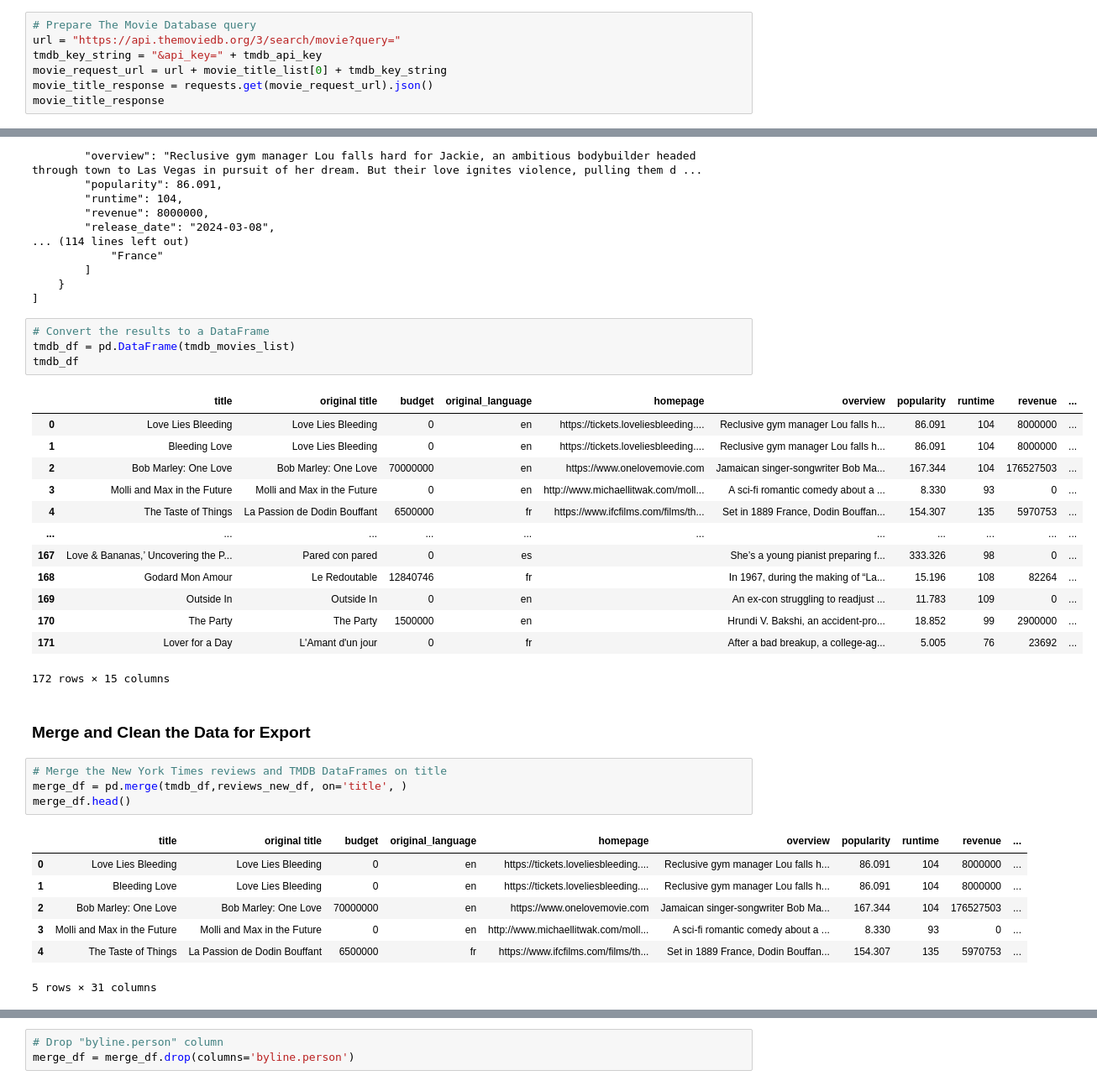
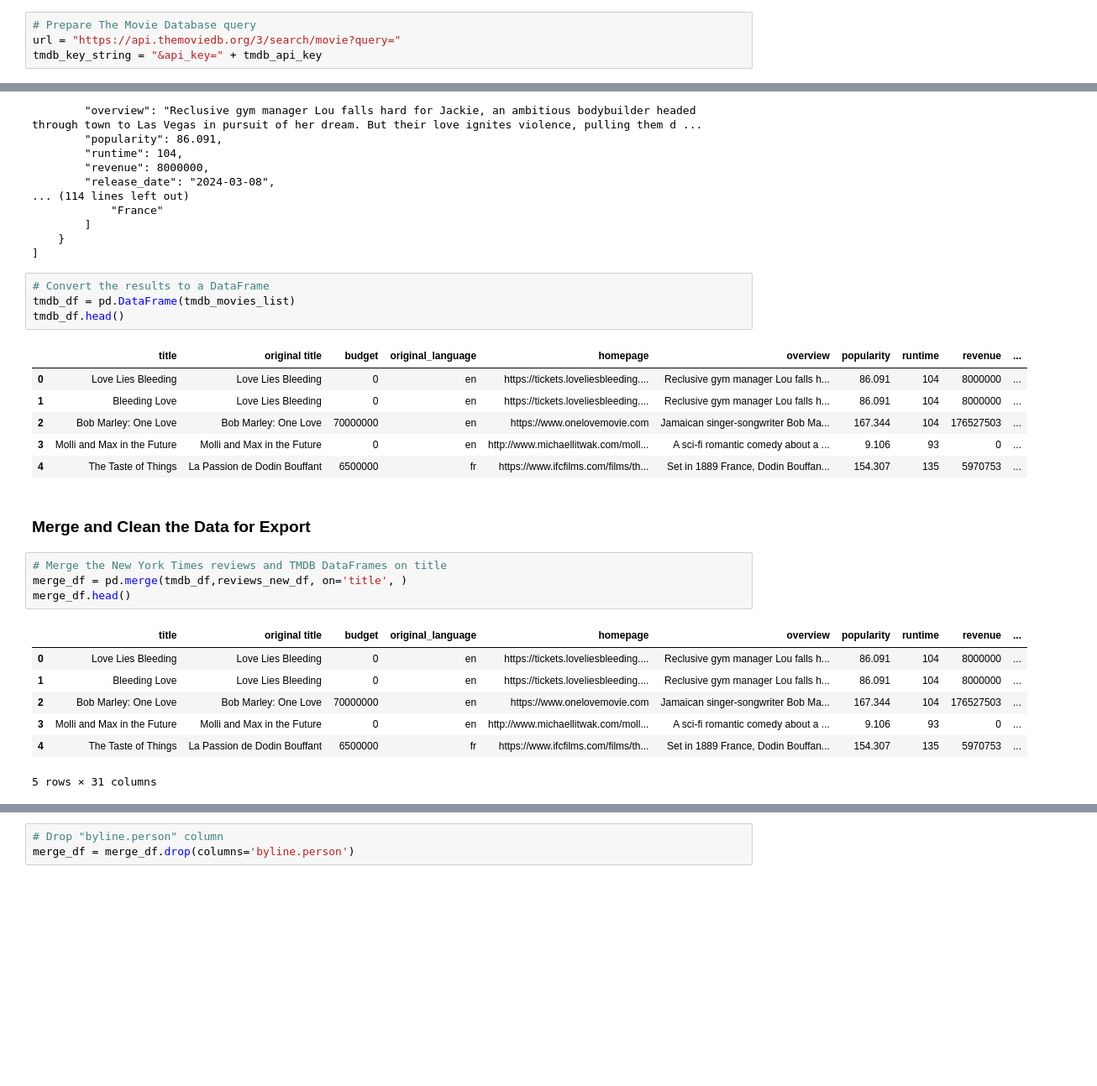
Before and after one commit to dannygallardo/data-sourcing-challenge, a Jupyter notebook: retrieve_movie_data.ipynb, the cells around one changed output, grey strips where cells are left out. Shown: that part at 84% size. Cells and saved outputs as stored; diff of their text form; blank space fills up the shorter version.

```diff
--- a/retrieve_movie_data.ipynb
+++ b/retrieve_movie_data.ipynb
@@ -182,6 +182,3 @@ movie_title_list
 # Prepare The Movie Database query
 url = "https://api.themoviedb.org/3/search/movie?query="
 tmdb_key_string = "&api_key=" + tmdb_api_key
-movie_request_url = url + movie_title_list[0] + tmdb_key_string
-movie_title_response = requests.get(movie_request_url).json()
-movie_title_response
@@ -317,21 +296,14 @@ print(json.dumps(tmdb_movies_list[:5], indent = 4))
 # %%
 # Convert the results to a DataFrame
 tmdb_df = pd.DataFrame(tmdb_movies_list)
-tmdb_df
+tmdb_df.head()
 # %% [output]
 |  | title | original title | budget | original_language | homepage | overview | popularity | runtime | revenue | ... |
 | 0 | Love Lies Bleeding | Love Lies Bleeding | 0 | en | https://tickets.loveliesbleeding.... | Reclusive gym manager Lou falls h... | 86.091 | 104 | 8000000 | ... |
 | 1 | Bleeding Love | Love Lies Bleeding | 0 | en | https://tickets.loveliesbleeding.... | Reclusive gym manager Lou falls h... | 86.091 | 104 | 8000000 | ... |
 | 2 | Bob Marley: One Love | Bob Marley: One Love | 70000000 | en | https://www.onelovemovie.com | Jamaican singer-songwriter Bob Ma... | 167.344 | 104 | 176527503 | ... |
-| 3 | Molli and Max in the Future | Molli and Max in the Future | 0 | en | http://www.michaellitwak.com/moll... | A sci-fi romantic comedy about a ... | 8.330 | 93 | 0 | ... |
+| 3 | Molli and Max in the Future | Molli and Max in the Future | 0 | en | http://www.michaellitwak.com/moll... | A sci-fi romantic comedy about a ... | 9.106 | 93 | 0 | ... |
 | 4 | The Taste of Things | La Passion de Dodin Bouffant | 6500000 | fr | https://www.ifcfilms.com/films/th... | Set in 1889 France, Dodin Bouffan... | 154.307 | 135 | 5970753 | ... |
-| ... | ... | ... | ... | ... | ... | ... | ... | ... | ... | ... |
-| 167 | Love & Bananas,’ Uncovering the P... | Pared con pared | 0 | es |  | She’s a young pianist preparing f... | 333.326 | 98 | 0 | ... |
-| 168 | Godard Mon Amour | Le Redoutable | 12840746 | fr |  | In 1967, during the making of “La... | 15.196 | 108 | 82264 | ... |
-| 169 | Outside In | Outside In | 0 | en |  | An ex-con struggling to readjust ... | 11.783 | 109 | 0 | ... |
-| 170 | The Party | The Party | 1500000 | en |  | Hrundi V. Bakshi, an accident-pro... | 18.852 | 99 | 2900000 | ... |
-| 171 | Lover for a Day | L'Amant d'un jour | 0 | fr |  | After a bad breakup, a college-ag... | 5.005 | 76 | 23692 | ... |
-172 rows × 15 columns
 # %% [markdown]
 ### Merge and Clean the Data for Export
 # %%
@@ -343,7 +315,7 @@ merge_df.head()
 | 0 | Love Lies Bleeding | Love Lies Bleeding | 0 | en | https://tickets.loveliesbleeding.... | Reclusive gym manager Lou falls h... | 86.091 | 104 | 8000000 | ... |
 | 1 | Bleeding Love | Love Lies Bleeding | 0 | en | https://tickets.loveliesbleeding.... | Reclusive gym manager Lou falls h... | 86.091 | 104 | 8000000 | ... |
 | 2 | Bob Marley: One Love | Bob Marley: One Love | 70000000 | en | https://www.onelovemovie.com | Jamaican singer-songwriter Bob Ma... | 167.344 | 104 | 176527503 | ... |
-| 3 | Molli and Max in the Future | Molli and Max in the Future | 0 | en | http://www.michaellitwak.com/moll... | A sci-fi romantic comedy about a ... | 8.330 | 93 | 0 | ... |
+| 3 | Molli and Max in the Future | Molli and Max in the Future | 0 | en | http://www.michaellitwak.com/moll... | A sci-fi romantic comedy about a ... | 9.106 | 93 | 0 | ... |
 | 4 | The Taste of Things | La Passion de Dodin Bouffant | 6500000 | fr | https://www.ifcfilms.com/films/th... | Set in 1889 France, Dodin Bouffan... | 154.307 | 135 | 5970753 | ... |
 5 rows × 31 columns
 # %%
```
Also changed, not shown: parts of 3 cells of this notebook, 1 other file.
